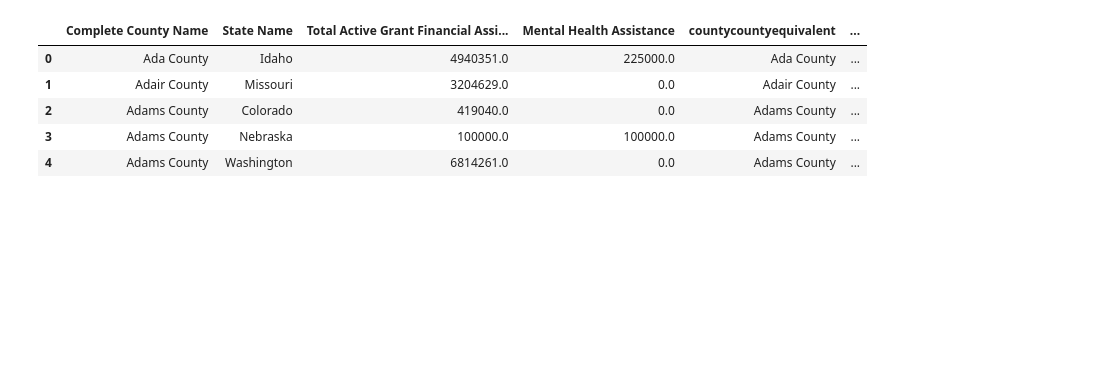
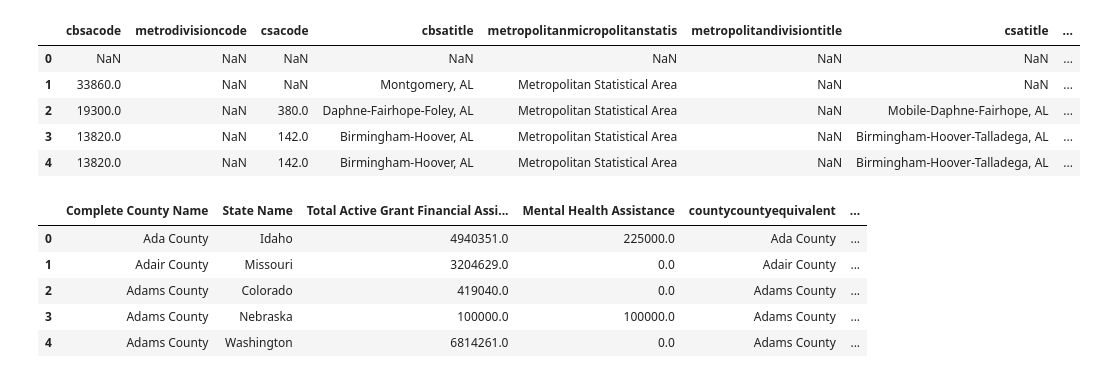
Before and after one commit to ml42322/correlationone_team2, a Jupyter notebook: Datasets Merge for Tableau.ipynb, the cells around one changed output. Saved outputs shown, nothing was run; the diff lists cells and outputs as text; code cells hidden in the pictures; blank space fills up the shorter version.

```diff
--- a/Datasets Merge for Tableau.ipynb
+++ b/Datasets Merge for Tableau.ipynb
@@ -20 +14,11 @@ grants = pd.read_csv("/Users/chiufengyap/OneDrive - The University of Texas Heal
+# %%
+cbsa = pd.read_csv('./Data/cbsa2fipsxw.csv')
+cbsa.head(2)
+# %% [output]
+|  | cbsacode | metrodivisioncode | csacode | cbsatitle | metropolitanmicropolitanstatis | metropolitandivisiontitle | csatitle | ... |
+| 0 | NaN | NaN | NaN | NaN | NaN | NaN | NaN | ... |
+| 1 | 33860.0 | NaN | NaN | Montgomery, AL | Metropolitan Statistical Area | NaN | NaN | ... |
+| 2 | 19300.0 | NaN | 380.0 | Daphne-Fairhope-Foley, AL | Metropolitan Statistical Area | NaN | Mobile-Daphne-Fairhope, AL | ... |
+| 3 | 13820.0 | NaN | 142.0 | Birmingham-Hoover, AL | Metropolitan Statistical Area | NaN | Birmingham-Hoover-Talladega, AL | ... |
+| 4 | 13820.0 | NaN | 142.0 | Birmingham-Hoover, AL | Metropolitan Statistical Area | NaN | Birmingham-Hoover-Talladega, AL | ... |
 # %%
```
Also changed, not shown: parts of 13 cells of this notebook, 2 other files.
